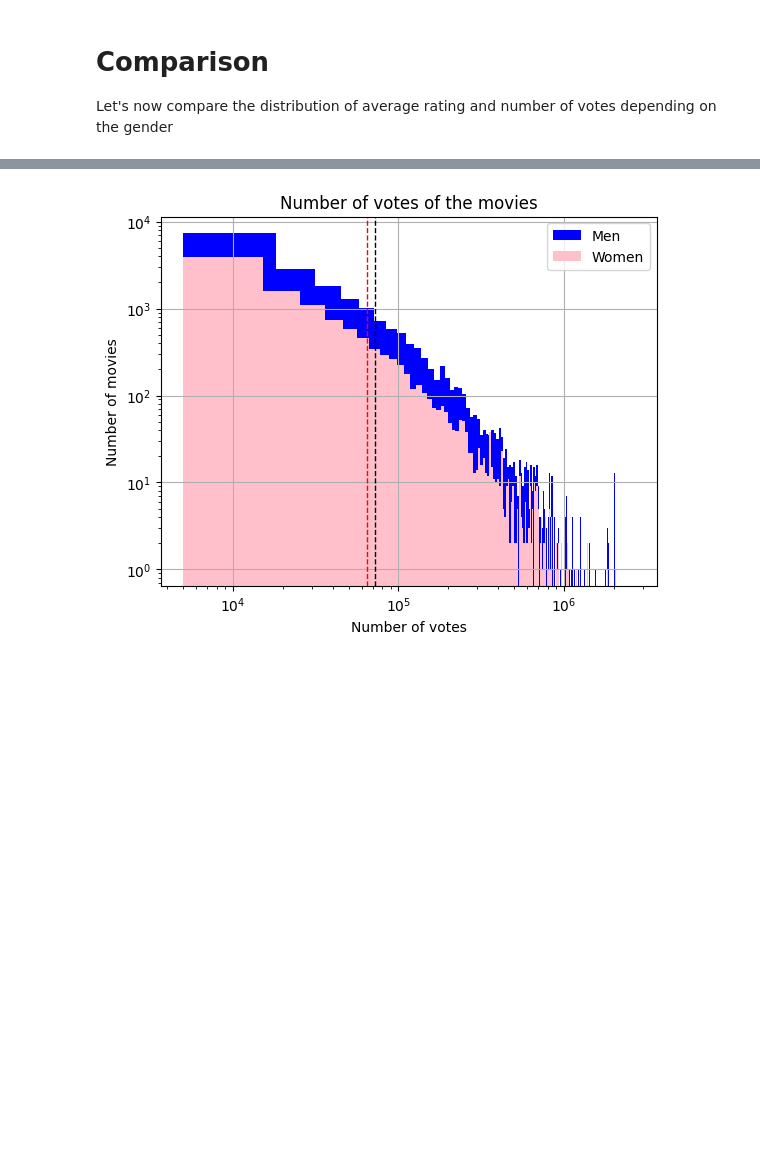
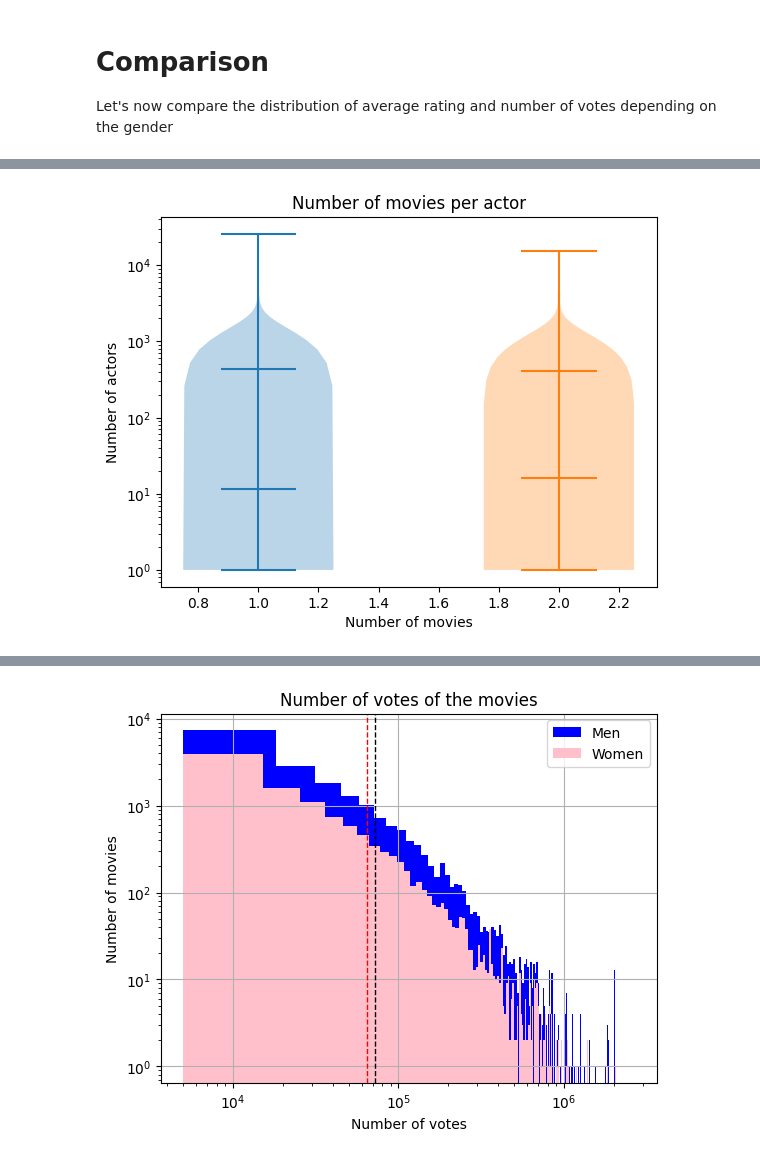
Before and after one commit to epfl-ada/ada-2022-project-armada, a Jupyter notebook: Maxime.ipynb, the cells around one changed output, grey strips where cells are left out. Drawn from its saved outputs; the diff is of its cells as text; code cells hidden in the pictures; blank space fills up the shorter version.

```diff
--- a/Maxime.ipynb
+++ b/Maxime.ipynb
@@ -207,0 +234,13 @@ plt.show()
+# %%
+import seaborn as sns
+
+# Violin plot of number of movies per actor
+plt.violinplot(working_data_m_movies, positions=[1], showmeans=True, showmedians=True)
+plt.violinplot(working_data_f_movies, positions=[2], showmeans=True, showmedians=True)
+plt.yscale('log')
+plt.title('Number of movies per actor')
+plt.xlabel('Number of movies')
+plt.ylabel('Number of actors')
+plt.show()
+# %% [output]
+[figure, added]
```
Also changed, not shown: parts of 7 cells of this notebook.
